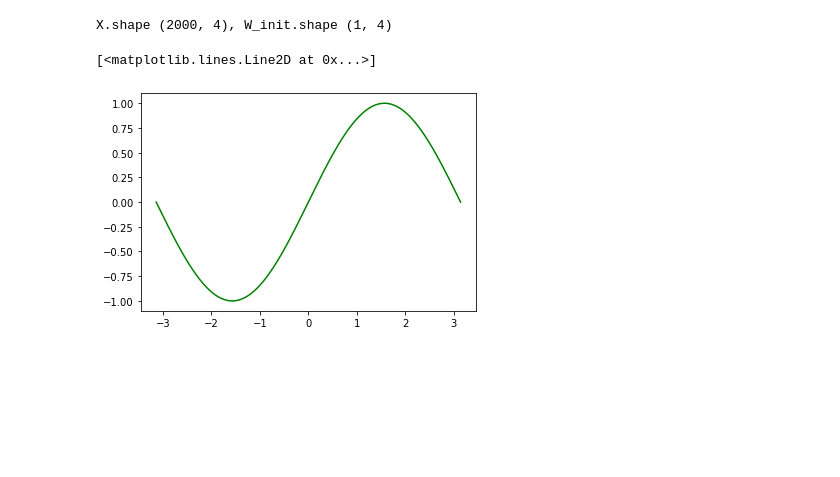
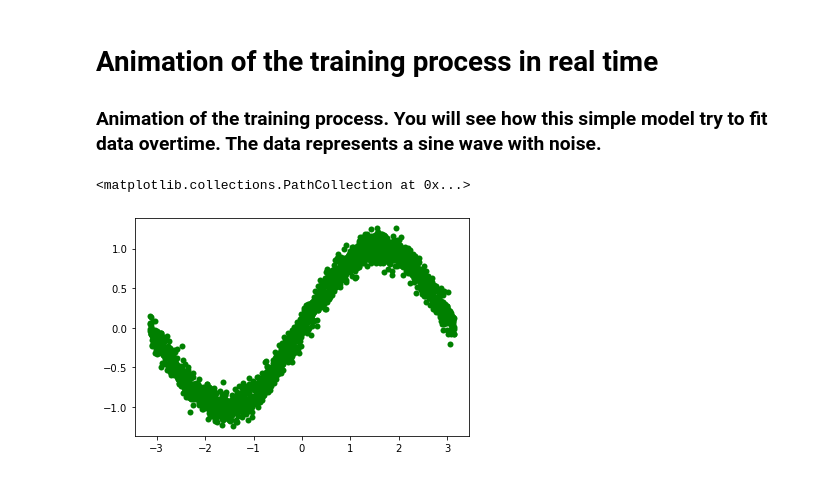
Before and after one commit to hoanghuy89/animation_ipython, a Jupyter notebook: pyplot_animation_ipython.ipynb, the cells around one changed output. Drawn from its saved outputs; the diff is of its cells as text; code cells hidden in the pictures; blank space fills up the shorter version.

```diff
--- a/pyplot_animation_ipython.ipynb
+++ b/pyplot_animation_ipython.ipynb
@@ -1,29 +1,25 @@
+# %% [markdown]
+# Animation of the training process in real time
+### Animation of the training process. You will see how this simple model try to fit data overtime. The data  represents a sine wave with noise.
 # %%
-# python implementation
+%matplotlib inline
 import numpy as np
 import math
 import matplotlib.pyplot as plt
 import time
 from IPython import display
 
 m = 2000
 np.random.seed(42)
 
 x = np.linspace(-math.pi, math.pi, m)
-y = np.sin(x)
-y = y.reshape(m,1) # make column vector
+y = np.sin(x)+np.random.randn(m)/10 # add a bit of noise to y
+y = y.reshape(m,1)
 
-# Setup feature array and init weight
-
-X = np.array([np.ones(m),x,x**2,x**3]).transpose()
-W_init = np.random.randn(1,4)
-
-print(f'X.shape {X.shape}, W_init.shape {W_init.shape}')
 
 fig, ax = plt.subplots()
-ax.plot(x,y,color='green')
+plt.scatter(x,y,color='green',linewidths=0)
 # %% [output]
-X.shape (2000, 4), W_init.shape (1, 4)
+<matplotlib.collections.PathCollection at 0x...>
-[<matplotlib.lines.Line2D at 0x...>]
-[figure, old version]
+[figure, new version]
 # %%
```
Also changed, not shown: parts of 1 cell of this notebook.
